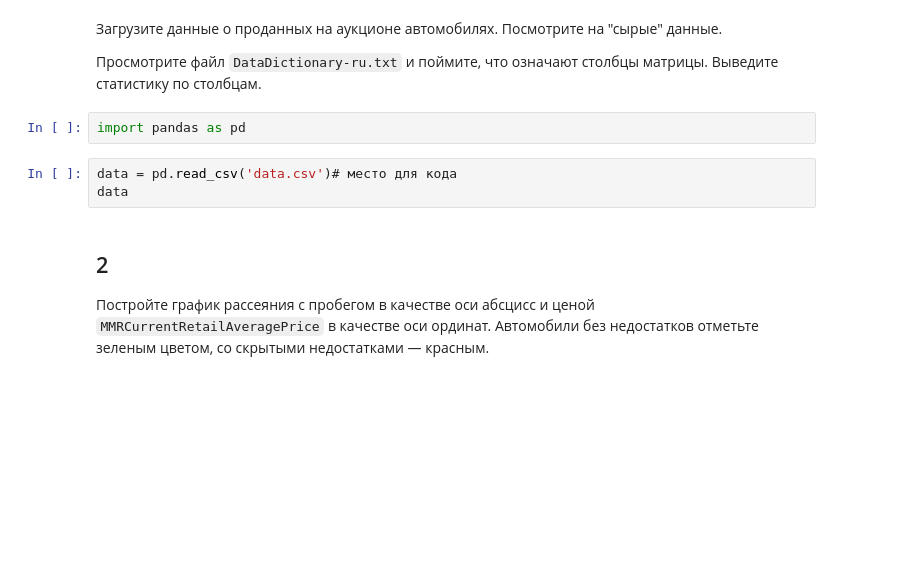
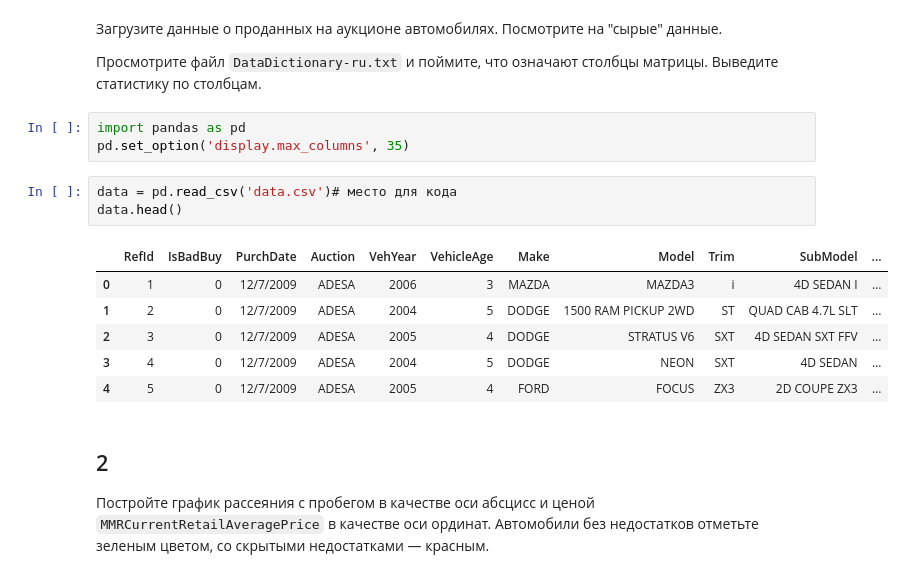
Before and after one commit to Timoshkin-Michail/MO_II, a Jupyter notebook: lab2/lab2-general-concepts.ipynb, the cells around one changed output. Drawn from its saved outputs; the diff is of its cells as text; blank space fills up the shorter version.

```diff
--- a/lab2/lab2-general-concepts.ipynb
+++ b/lab2/lab2-general-concepts.ipynb
@@ -12,9 +12,17 @@ Carvana &mdash; компания-перекупщик автомобилей, с
 Просмотрите файл `DataDictionary-ru.txt` и поймите, что означают столбцы матрицы. Выведите статистику по столбцам.
 # %%
 import pandas as pd
+pd.set_option('display.max_columns', 35)
 # %%
 data = pd.read_csv('data.csv')# место для кода
-data
+data.head()
+# %% [output]
+|  | RefId | IsBadBuy | PurchDate | Auction | VehYear | VehicleAge | Make | Model | Trim | SubModel | ... |
+| 0 | 1 | 0 | 12/7/2009 | ADESA | 2006 | 3 | MAZDA | MAZDA3 | i | 4D SEDAN I | ... |
+| 1 | 2 | 0 | 12/7/2009 | ADESA | 2004 | 5 | DODGE | 1500 RAM PICKUP 2WD | ST | QUAD CAB 4.7L SLT | ... |
+| 2 | 3 | 0 | 12/7/2009 | ADESA | 2005 | 4 | DODGE | STRATUS V6 | SXT | 4D SEDAN SXT FFV | ... |
+| 3 | 4 | 0 | 12/7/2009 | ADESA | 2004 | 5 | DODGE | NEON | SXT | 4D SEDAN | ... |
+| 4 | 5 | 0 | 12/7/2009 | ADESA | 2005 | 4 | FORD | FOCUS | ZX3 | 2D COUPE ZX3 | ... |
 # %% [markdown]
 ## 2
 
```
Also changed, not shown: parts of 32 cells of this notebook.
